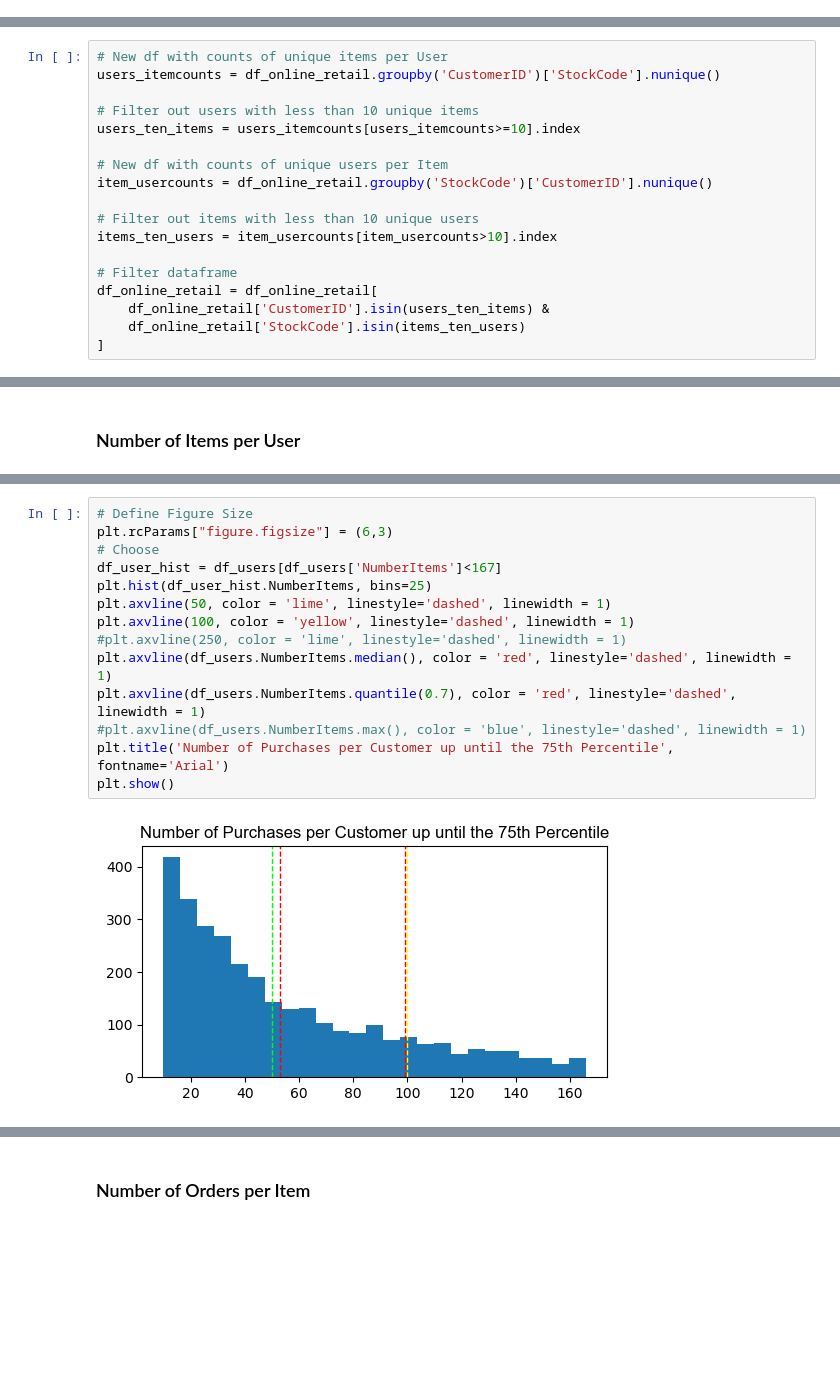
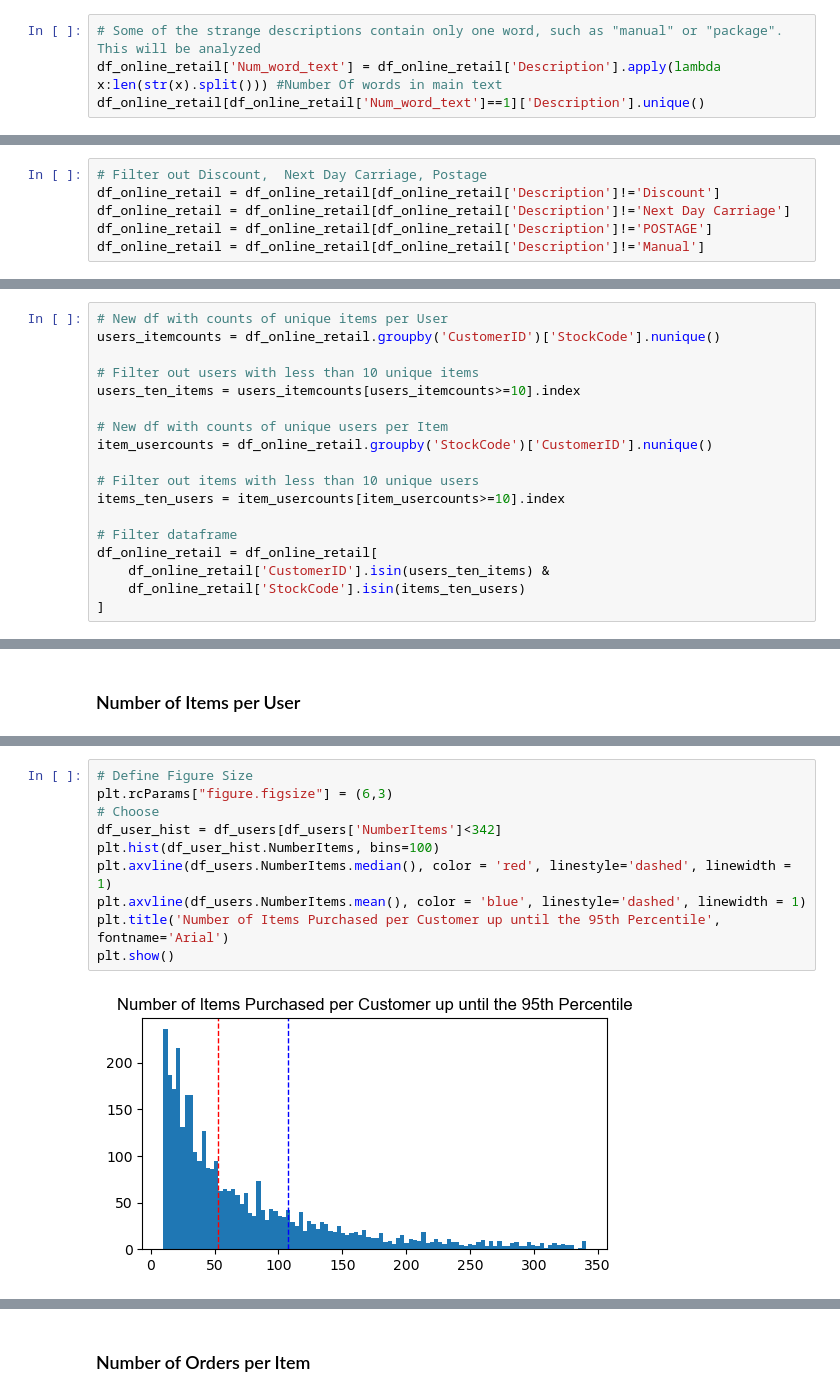
Before and after one commit to uadR1/Master-Thesis-Building-and-Evaluating-Candidate-Generation-Models-with-Neural-Networks, a Jupyter notebook: 01_ExplanatoryDataAnalysis/01_Eda_OnlineRetail.ipynb, the cells around one changed output, grey strips where cells are left out. Saved outputs shown, nothing was run; the diff lists cells and outputs as text; blank space fills up the shorter version.

```diff
--- a/01_ExplanatoryDataAnalysis/01_Eda_OnlineRetail.ipynb
+++ b/01_ExplanatoryDataAnalysis/01_Eda_OnlineRetail.ipynb
@@ -208,0 +248,4 @@ df_online_retail.head()
+# %%
+# Some of the strange descriptions contain only one word, such as "manual" or "package". This will be analyzed
+df_online_retail['Num_word_text'] = df_online_retail['Description'].apply(lambda x:len(str(x).split())) #Number Of words in main text
+df_online_retail[df_online_retail['Num_word_text']==1]['Description'].unique()
@@ -209,3 +255,9 @@ df_online_retail.head()
+# %%
+# Filter out Discount,  Next Day Carriage, Postage
+df_online_retail = df_online_retail[df_online_retail['Description']!='Discount']
+df_online_retail = df_online_retail[df_online_retail['Description']!='Next Day Carriage']
+df_online_retail = df_online_retail[df_online_retail['Description']!='POSTAGE']
+df_online_retail = df_online_retail[df_online_retail['Description']!='Manual']
 # %% [markdown]
 ## Users & Items with less than 10 Interactions
 # %%
@@ -229,7 +280,7 @@ users_ten_items = users_itemcounts[users_itemcounts>=10].index
 item_usercounts = df_online_retail.groupby('StockCode')['CustomerID'].nunique()
 
 # Filter out items with less than 10 unique users
-items_ten_users = item_usercounts[item_usercounts>10].index
+items_ten_users = item_usercounts[item_usercounts>=10].index
 
 # Filter dataframe
 df_online_retail = df_online_retail[
@@ -459,19 +492,15 @@ len(df_users[df_users['NumberItems']>=10])
 # %%
 # Define Figure Size
 plt.rcParams["figure.figsize"] = (6,3)
 # Choose
-df_user_hist = df_users[df_users['NumberItems']<167]
-plt.hist(df_user_hist.NumberItems, bins=25)
-plt.axvline(50, color = 'lime', linestyle='dashed', linewidth = 1)
-plt.axvline(100, color = 'yellow', linestyle='dashed', linewidth = 1)
-#plt.axvline(250, color = 'lime', linestyle='dashed', linewidth = 1)
+df_user_hist = df_users[df_users['NumberItems']<342]
+plt.hist(df_user_hist.NumberItems, bins=100)
 plt.axvline(df_users.NumberItems.median(), color = 'red', linestyle='dashed', linewidth = 1)
-plt.axvline(df_users.NumberItems.quantile(0.7), color = 'red', linestyle='dashed', linewidth = 1)
-#plt.axvline(df_users.NumberItems.max(), color = 'blue', linestyle='dashed', linewidth = 1)
-plt.title('Number of Purchases per Customer up until the 75th Percentile', fontname='Arial')
+plt.axvline(df_users.NumberItems.mean(), color = 'blue', linestyle='dashed', linewidth = 1)
+plt.title('Number of Items Purchased per Customer up until the 95th Percentile', fontname='Arial')
 plt.show()
 # %% [output]
-[figure, old version]
+[figure, new version]
 # %%
 df_users.describe()
 # %% [output]
```
Also changed, not shown: parts of 54 cells of this notebook, 6 other files.
